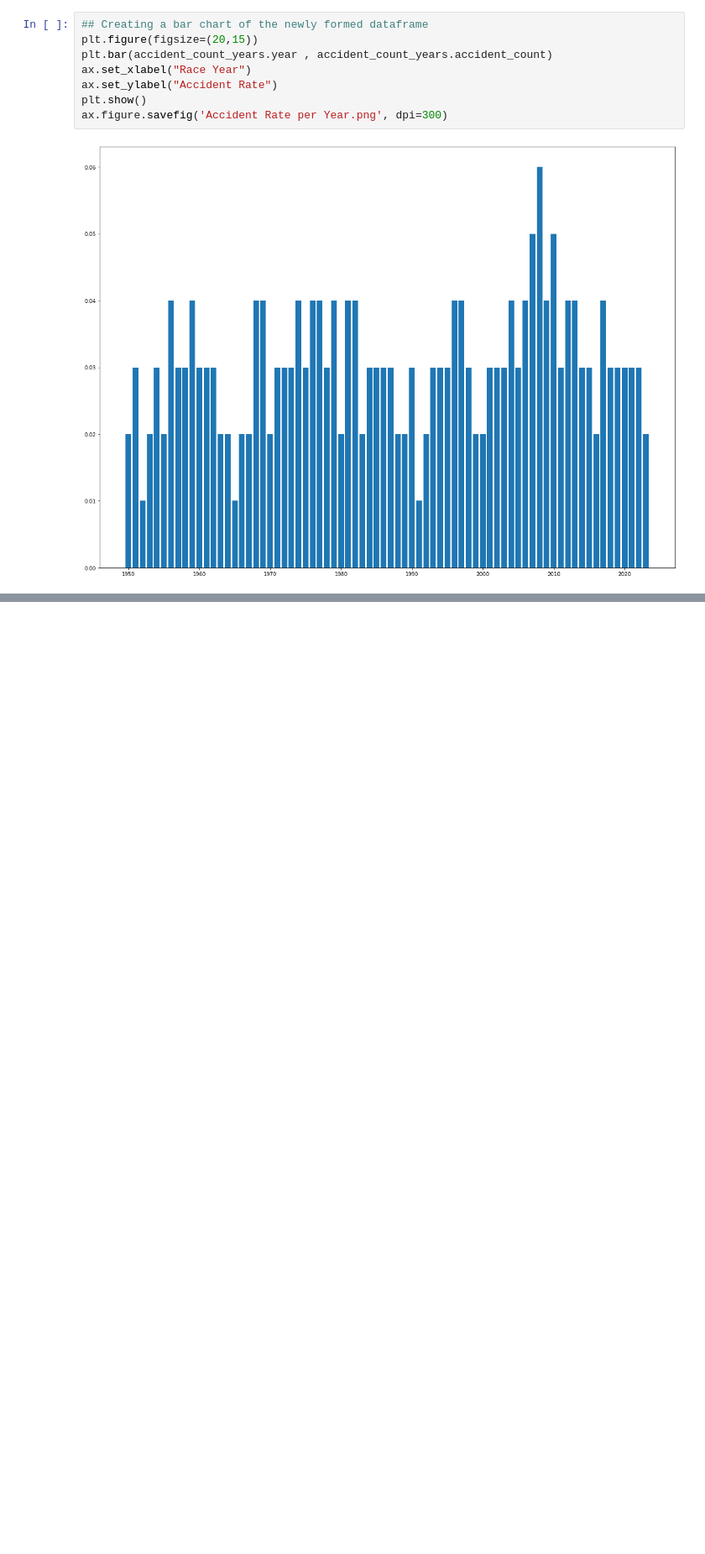
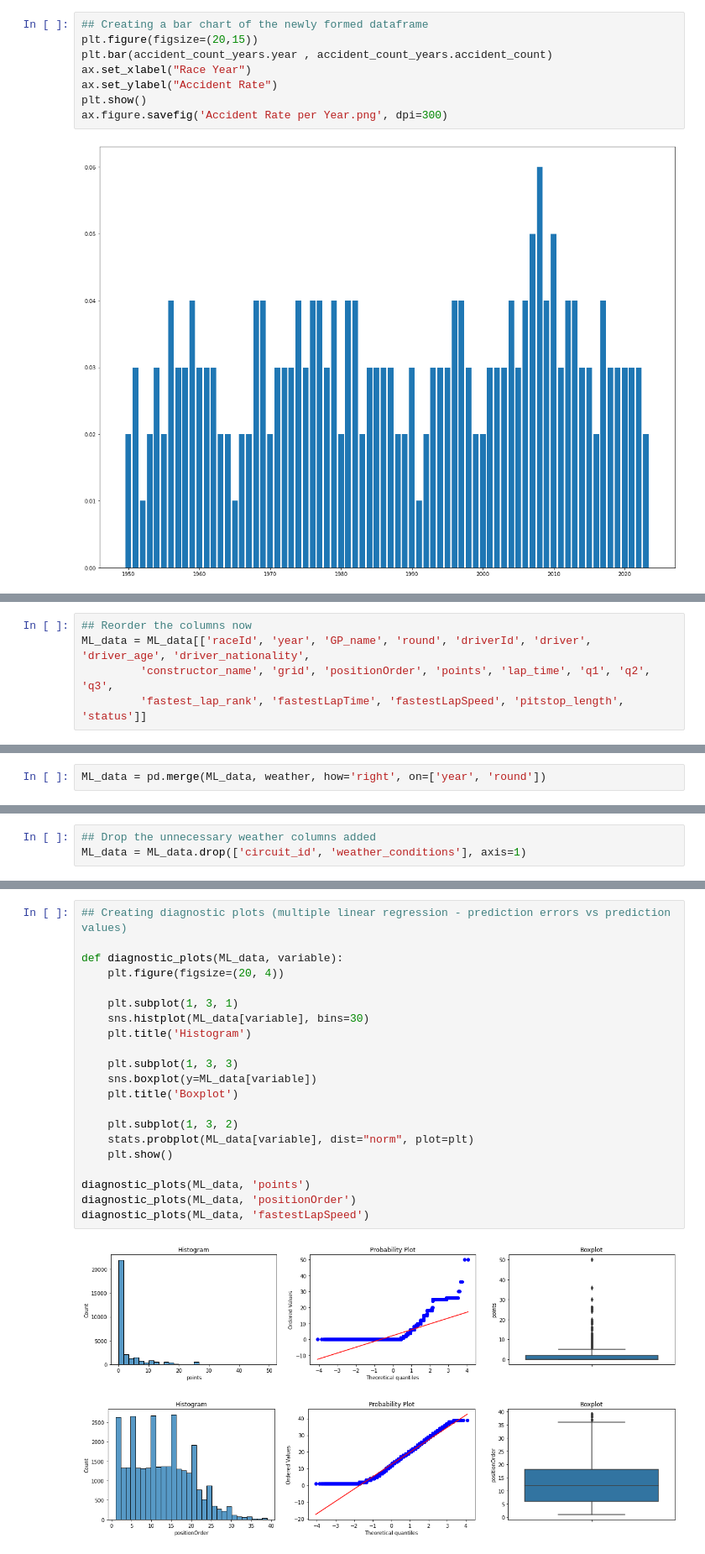
Before and after one commit to PaulOM203/MSC_Thesis_F1, a Jupyter notebook: Notebook.ipynb, the cells around one changed output, grey strips where cells are left out. Shown at 84% size. Saved outputs shown, nothing was run; the diff lists cells and outputs as text; blank space fills up the shorter version.

```diff
--- a/Notebook.ipynb
+++ b/Notebook.ipynb
@@ -891,0 +892,5 @@ ML_data.drop(['dob', 'date', 'forename', 'surname'], axis=1, inplace=True)
+# %%
+## Reorder the columns now
+ML_data = ML_data[['raceId', 'year', 'GP_name', 'round', 'driverId', 'driver', 'driver_age', 'driver_nationality',
+         'constructor_name', 'grid', 'positionOrder', 'points', 'lap_time', 'q1', 'q2', 'q3',
+         'fastest_lap_rank', 'fastestLapTime', 'fastestLapSpeed', 'pitstop_length', 'status']]
@@ -891,0 +955,2 @@ ML_data.drop(['dob', 'date', 'forename', 'surname'], axis=1, inplace=True)
+# %%
+ML_data = pd.merge(ML_data, weather, how='right', on=['year', 'round'])
@@ -891,0 +972,3 @@ ML_data.drop(['dob', 'date', 'forename', 'surname'], axis=1, inplace=True)
+# %%
+## Drop the unnecessary weather columns added
+ML_data = ML_data.drop(['circuit_id', 'weather_conditions'], axis=1)
@@ -891,0 +995,24 @@ ML_data.drop(['dob', 'date', 'forename', 'surname'], axis=1, inplace=True)
+# %%
+## Creating diagnostic plots (multiple linear regression - prediction errors vs prediction values)
+
+def diagnostic_plots(ML_data, variable):
+    plt.figure(figsize=(20, 4))
+
+    plt.subplot(1, 3, 1)
+    sns.histplot(ML_data[variable], bins=30)
+    plt.title('Histogram')
+
+    plt.subplot(1, 3, 3)
+    sns.boxplot(y=ML_data[variable])
+    plt.title('Boxplot')
+
+    plt.subplot(1, 3, 2)
+    stats.probplot(ML_data[variable], dist="norm", plot=plt)
+    plt.show()
+
+diagnostic_plots(ML_data, 'points')
+diagnostic_plots(ML_data, 'positionOrder')
+diagnostic_plots(ML_data, 'fastestLapSpeed')
+# %% [output]
+[figure, added]
+[figure, added]
```
Also changed, not shown: parts of 38 cells of this notebook.
